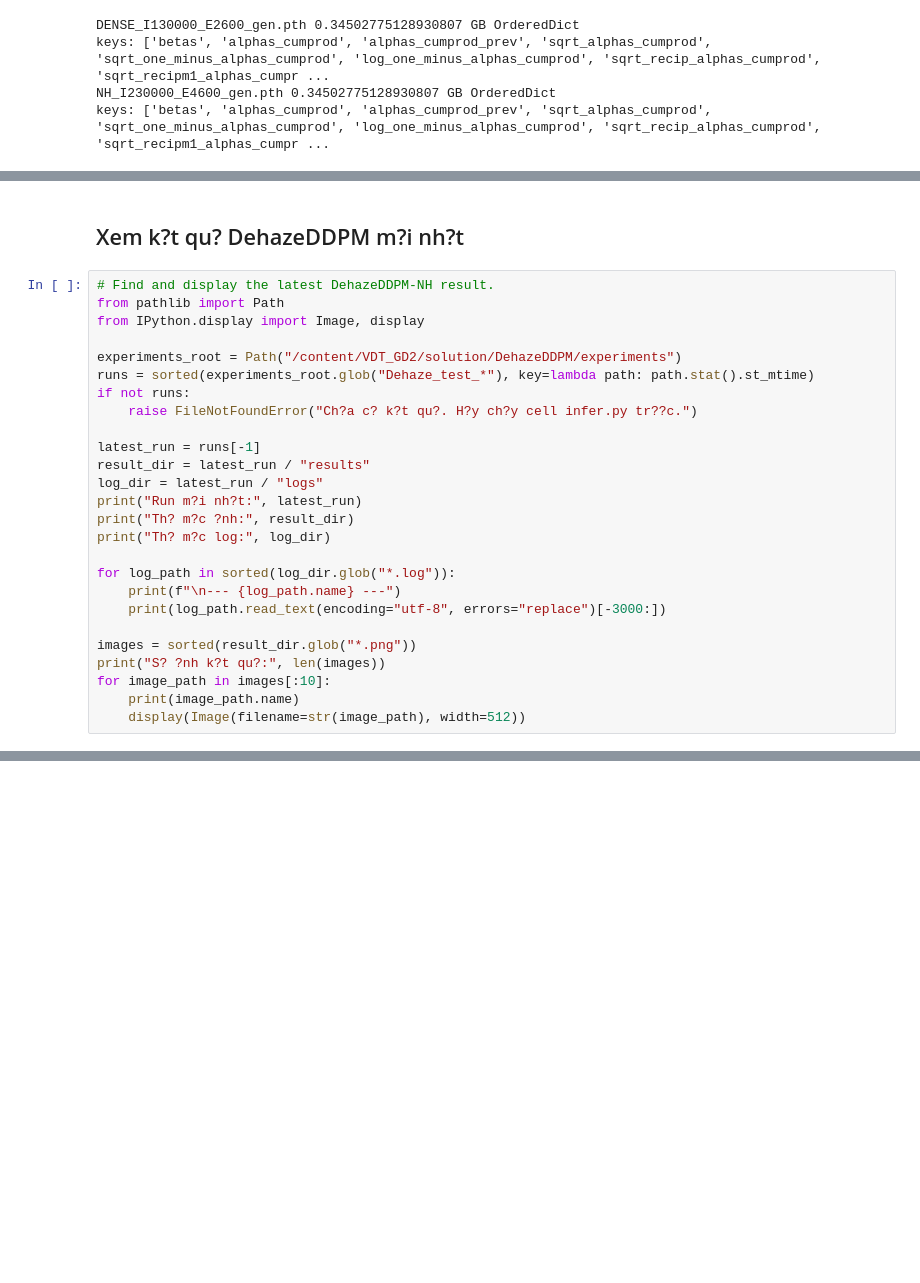
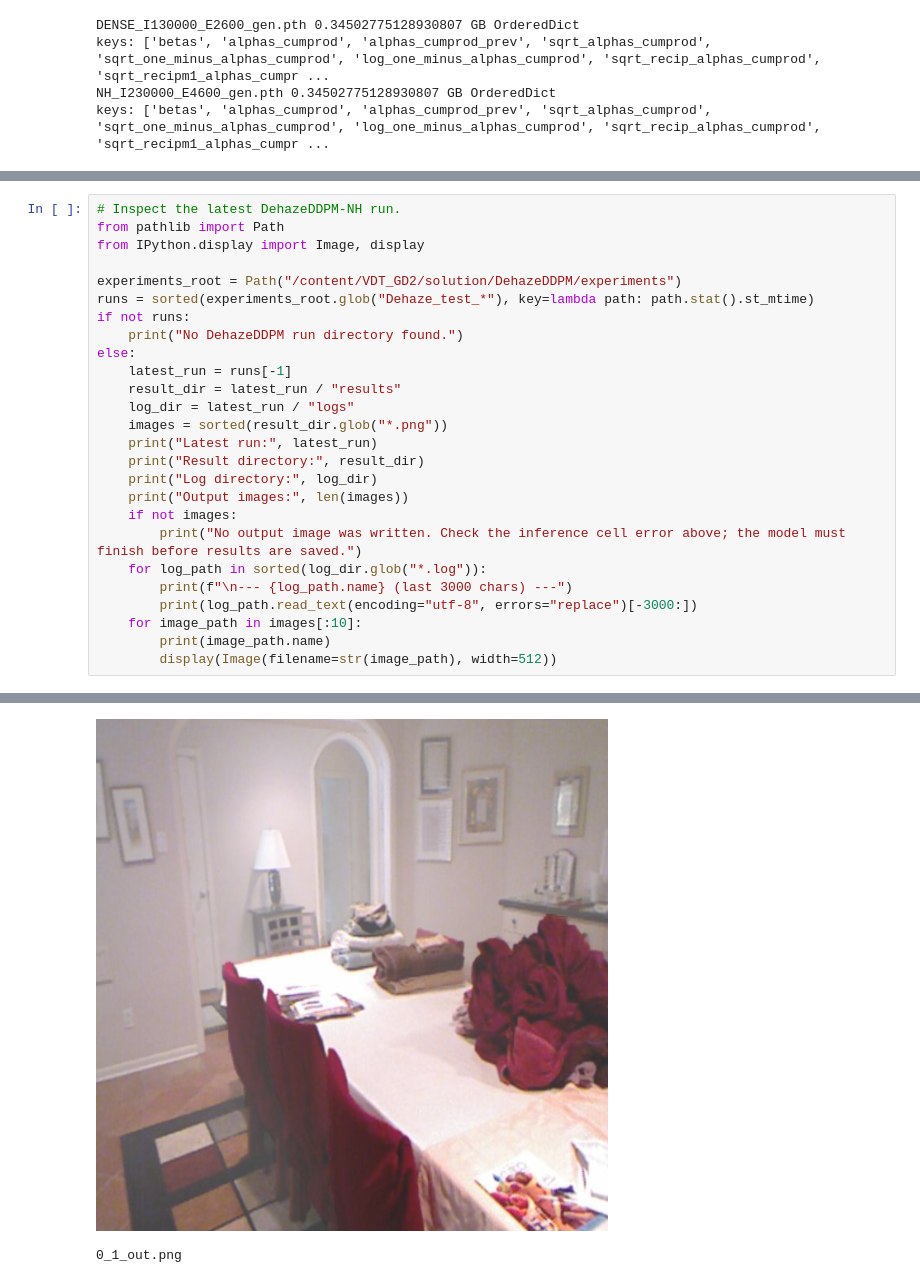
Before and after one commit to Darkin72/VDT_GD2, a Jupyter notebook: Bench.ipynb, the cells around one changed output, grey strips where cells are left out. Saved outputs shown, nothing was run; the diff lists cells and outputs as text; blank space fills up the shorter version.

Commit message:
Add DehazeDDPM NH benchmark and Excel reports

```diff
--- a/Bench.ipynb
+++ b/Bench.ipynb
@@ -246,28 +240,27 @@ export CUDA_VISIBLE_DEVICES=0
-# %% [markdown]
-## Xem k?t qu? DehazeDDPM m?i nh?t
 # %%
-# Find and display the latest DehazeDDPM-NH result.
+# Inspect the latest DehazeDDPM-NH run.
 from pathlib import Path
 from IPython.display import Image, display
 
 experiments_root = Path("/content/VDT_GD2/solution/DehazeDDPM/experiments")
 runs = sorted(experiments_root.glob("Dehaze_test_*"), key=lambda path: path.stat().st_mtime)
 if not runs:
-    raise FileNotFoundError("Ch?a c? k?t qu?. H?y ch?y cell infer.py tr??c.")
-
-latest_run = runs[-1]
-result_dir = latest_run / "results"
-log_dir = latest_run / "logs"
-print("Run m?i nh?t:", latest_run)
-print("Th? m?c ?nh:", result_dir)
-print("Th? m?c log:", log_dir)
-
-for log_path in sorted(log_dir.glob("*.log")):
-    print(f"\n--- {log_path.name} ---")
-    print(log_path.read_text(encoding="utf-8", errors="replace")[-3000:])
-
-images = sorted(result_dir.glob("*.png"))
-print("S? ?nh k?t qu?:", len(images))
-for image_path in images[:10]:
-    print(image_path.name)
-    display(Image(filename=str(image_path), width=512))
+    print("No DehazeDDPM run directory found.")
+else:
+    latest_run = runs[-1]
+    result_dir = latest_run / "results"
+    log_dir = latest_run / "logs"
+    images = sorted(result_dir.glob("*.png"))
+    print("Latest run:", latest_run)
+    print("Result directory:", result_dir)
+    print("Log directory:", log_dir)
+    print("Output images:", len(images))
+    if not images:
+        print("No output image was written. Check the inference cell error above; the model must finish before results are saved.")
+    for log_path in sorted(log_dir.glob("*.log")):
+        print(f"\n--- {log_path.name} (last 3000 chars) ---")
+        print(log_path.read_text(encoding="utf-8", errors="replace")[-3000:])
+    for image_path in images[:10]:
+        print(image_path.name)
+        display(Image(filename=str(image_path), width=512))
+# %% [output]
@@ -273,0 +284,2 @@ for image_path in images[:10]:
+[figure, added]
+0_1_out.png
```
Also changed, not shown: parts of 10 cells of this notebook, 1 other file.
